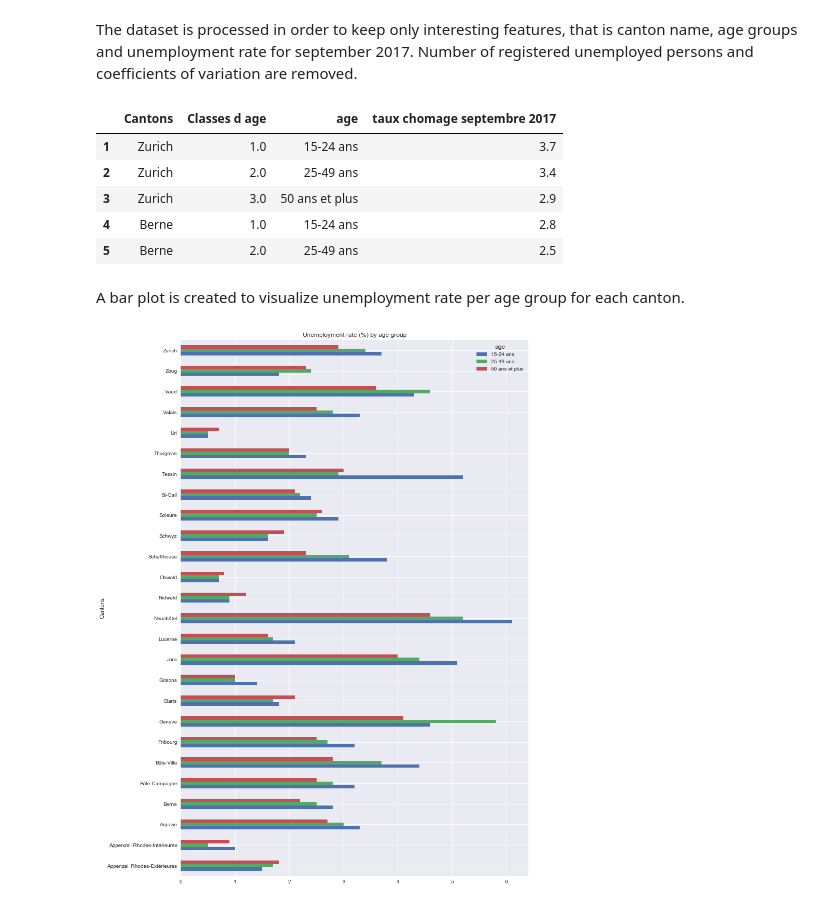
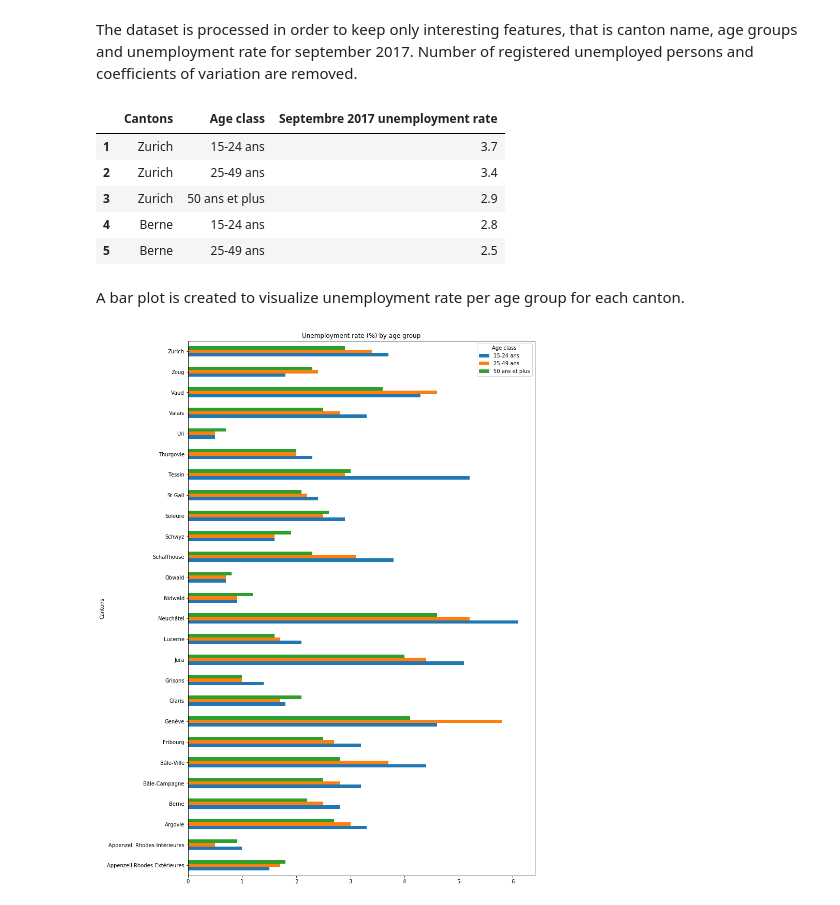
Before and after one commit to brunebastide/ADA, a Jupyter notebook: homework03/homework3.ipynb, the cells around one changed output. Saved outputs shown, nothing was run; the diff lists cells and outputs as text; code cells hidden in the pictures.

```diff
--- a/homework03/homework3.ipynb
+++ b/homework03/homework3.ipynb
@@ -463,27 +456,25 @@ The dataset is processed in order to keep only interesting features, that is can
 # %%
 # Data cleaning:
 
-column_names = ['Cantons','Classes d age','age','taux chomage septembre 2017']
-df_age = df_age.drop(['Mois','Septembre 2017','Unnamed: 6','Unnamed: 7','Total','Unnamed: 9' ], axis = 1)
+column_names = ['Cantons','Age class','Septembre 2017 unemployment rate']
+df_age = df_age.drop(['Classes d\'âge 15-24, 25-49, 50 ans et plus','Mois','Septembre 2017','Unnamed: 6','Unnamed: 7','Total','Unnamed: 9' ], axis = 1)
 df_age.columns = column_names
 df_age = df_age.drop([0,79],axis = 0)
 df_age.head()
 # %% [output]
-|  | Cantons | Classes d age | age | taux chomage septembre 2017 |
-| 1 | Zurich | 1.0 | 15-24 ans | 3.7 |
-| 2 | Zurich | 2.0 | 25-49 ans | 3.4 |
-| 3 | Zurich | 3.0 | 50 ans et plus | 2.9 |
-| 4 | Berne | 1.0 | 15-24 ans | 2.8 |
-| 5 | Berne | 2.0 | 25-49 ans | 2.5 |
+|  | Cantons | Age class | Septembre 2017 unemployment rate |
+| 1 | Zurich | 15-24 ans | 3.7 |
+| 2 | Zurich | 25-49 ans | 3.4 |
+| 3 | Zurich | 50 ans et plus | 2.9 |
+| 4 | Berne | 15-24 ans | 2.8 |
+| 5 | Berne | 25-49 ans | 2.5 |
 # %% [markdown]
 A bar plot is created to visualize unemployment rate per age group for each canton.
 # %%
-df_age['taux chomage septembre 2017'] = df_age['taux chomage septembre 2017'].astype('float')
-import seaborn as sns
-df_by_age = df_age.loc[:,['Cantons', 'age', 'taux chomage septembre 2017']]  # .plot(kind='barh', figsize=(12,10))
-df_by_age = df_by_age.pivot(index='Cantons', columns='age')
-df_by_age.columns = df_by_age.columns.droplevel()
-ax = df_by_age.plot(kind='barh', figsize=(12,19));
+df_age['Septembre 2017 unemployment rate'] = df_age['Septembre 2017 unemployment rate'].astype('float')
+df_age = df_age.pivot(index='Cantons', columns='Age class')
+df_age.columns = df_age.columns.droplevel()
+ax = df_age.plot(kind='barh', figsize=(12,19));
 ax.set_title('Unemployment rate (%) by age group');
 # %% [output]
-[figure, old version]
+[figure, new version]
```
Also changed, not shown: parts of 23 cells of this notebook.
